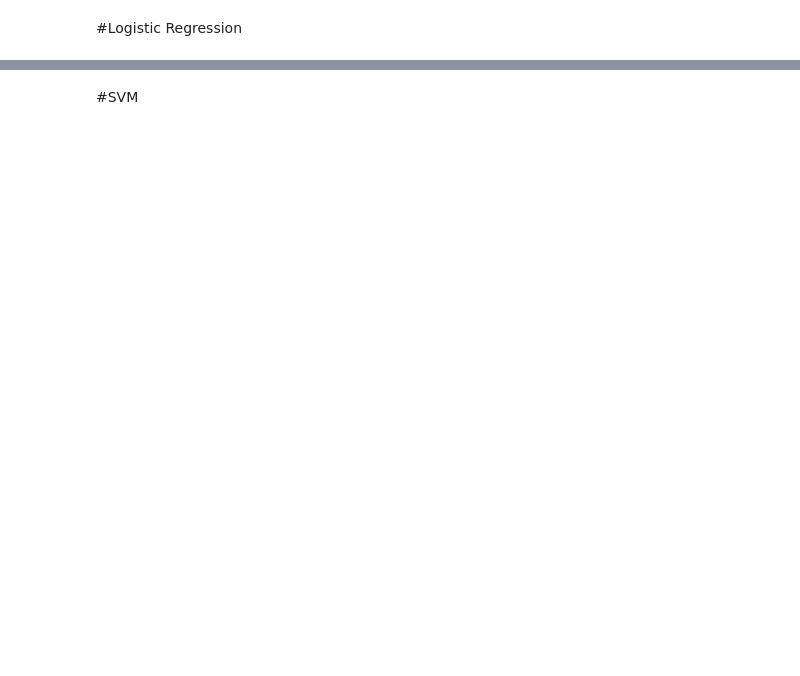
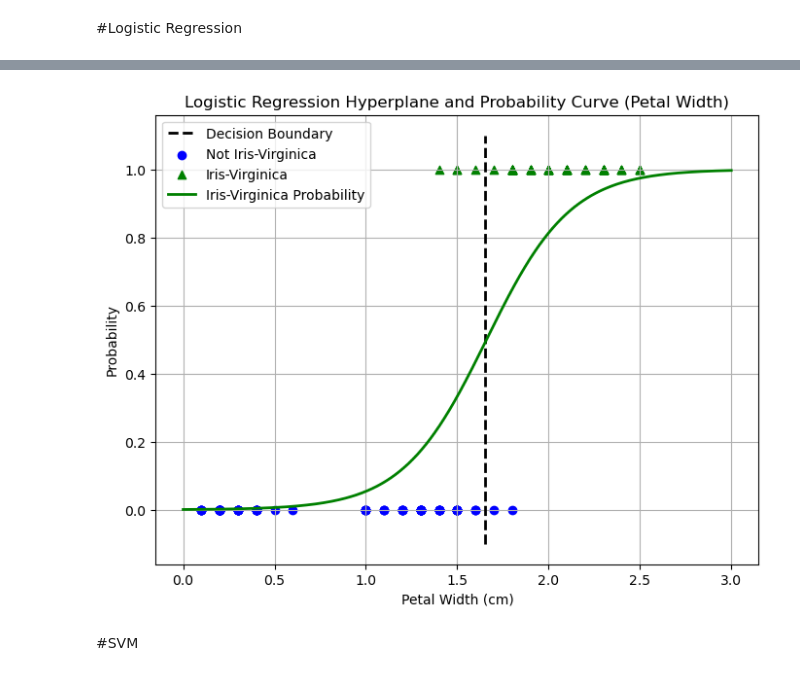
Before and after one commit to UmarBalak/Sem-6-Lab, a Jupyter notebook: ML/ML_lab.ipynb, the cells around one changed output, grey strips where cells are left out. Saved outputs shown, nothing was run; the diff lists cells and outputs as text; code cells hidden in the pictures; blank space fills up the shorter version.

```diff
--- a/ML/ML_lab.ipynb
+++ b/ML/ML_lab.ipynb
@@ -182,2 +49,49 @@ Please also refer to the documentation for alternative solver options:
+# %%
+import numpy as np
+import matplotlib.pyplot as plt
+from sklearn.linear_model import LogisticRegression
+from sklearn.datasets import load_iris
+
+iris = load_iris()
+
+X = iris.data[:, 3:]  # Petal width (column index 3)
+y = (iris.target == 2).astype(int)  # Binary classification: Iris-Virginica (class 2)
+
+clf = LogisticRegression()
+clf.fit(X, y)
+
+# Generate data points for plotting the decision boundary and probability curve
+X_new = np.linspace(0, 3, 1000).reshape(-1, 1)
+
+y_prob = clf.predict_proba(X_new)
+
+decision_boundary = X_new[np.abs(y_prob[:, 1] - 0.5) < 0.01][0]
+
+# Create the visualization
+plt.figure(figsize=(8, 6))
+
+# Plot the decision boundary
+plt.plot([decision_boundary, decision_boundary], [-0.1, 1.1], "k--", linewidth=2, label="Decision Boundary")
+
+# Plot the data points with different markers and colors for clarity
+plt.scatter(X[y == 0], y[y == 0], label="Not Iris-Virginica", marker='o', color='b')
+plt.scatter(X[y == 1], y[y == 1], label="Iris-Virginica", marker='^', color='g')
+
+# Plot the probability curve for Iris-Virginica
+plt.plot(X_new, y_prob[:, 1], "g-", linewidth=2, label="Iris-Virginica Probability")
+
+# Add informative labels and title
+plt.xlabel("Petal Width (cm)")
+plt.ylabel("Probability")
+plt.title("Logistic Regression Hyperplane and Probability Curve (Petal Width)")
+
+# Display the legend and grid
+plt.legend()
+plt.grid(True)
+
+# Show the plot
+plt.show()
+# %% [output]
+[figure, added]
 # %% [markdown]
 #SVM
```
Also changed, not shown: parts of 13 cells of this notebook.
